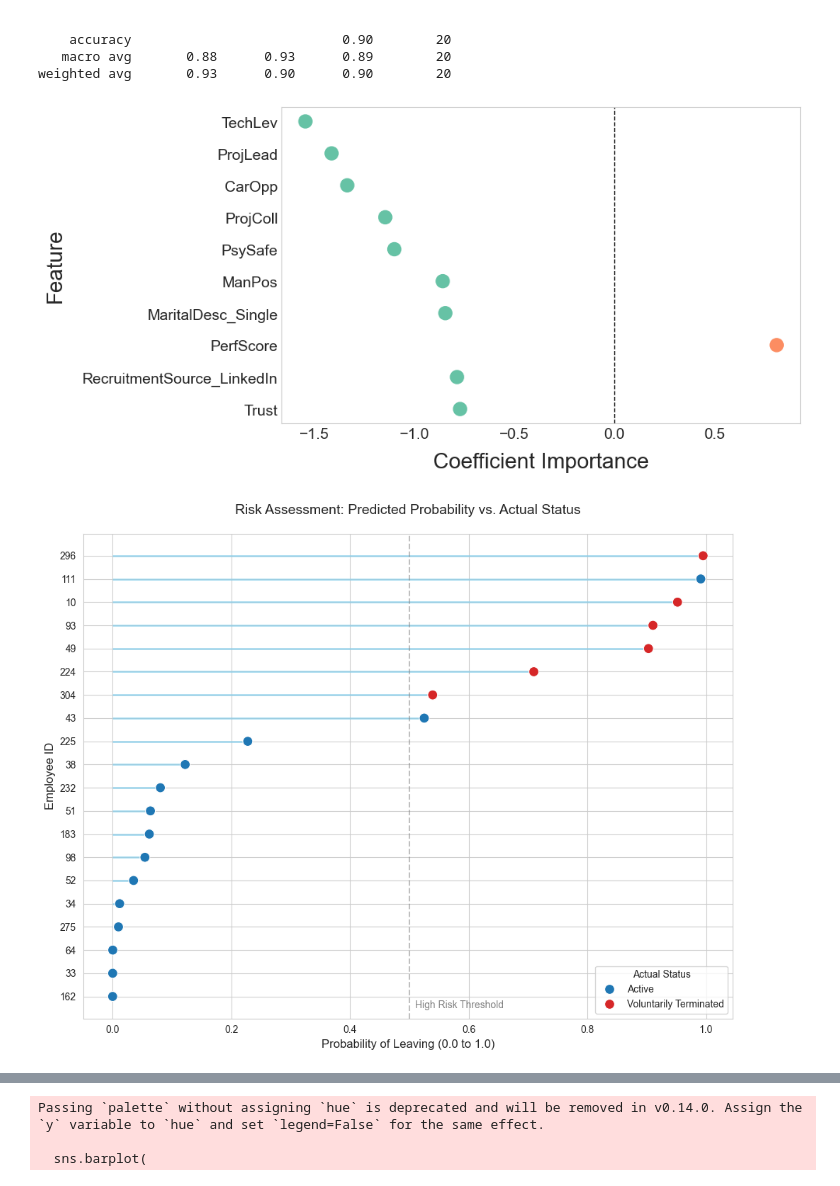
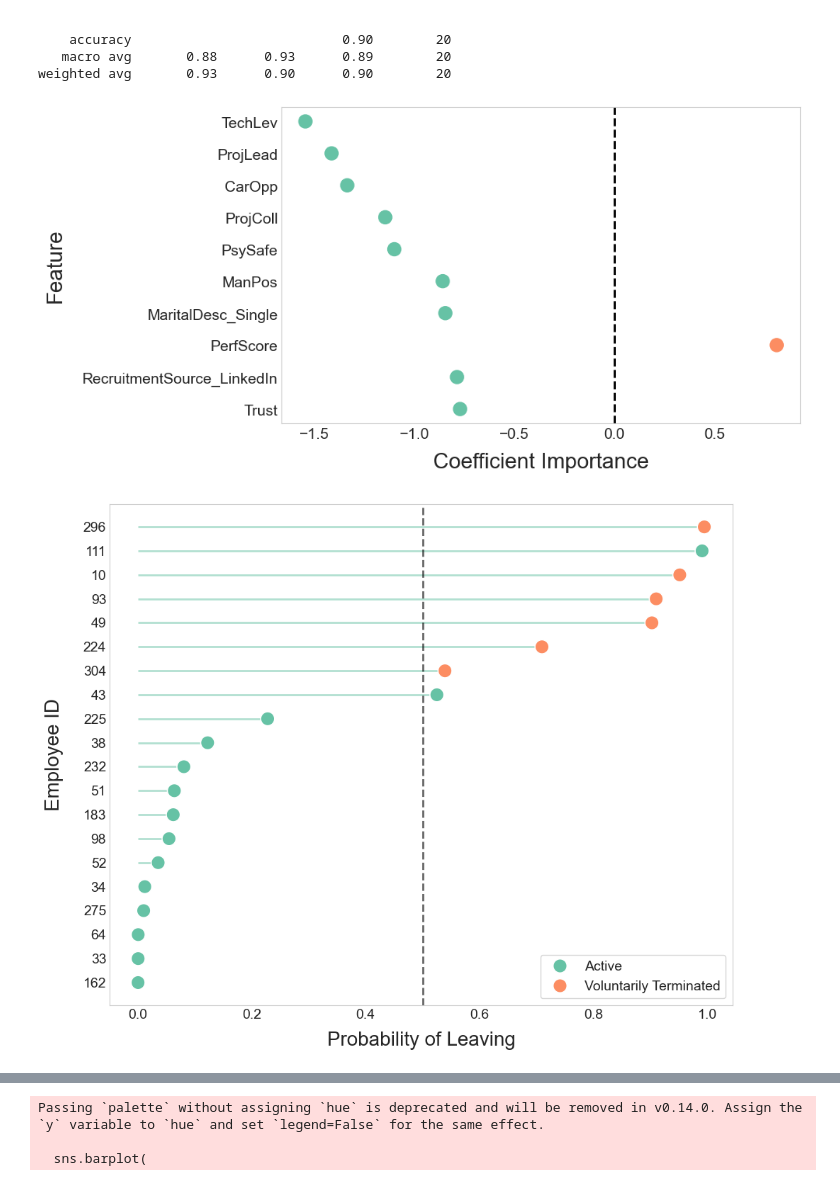
Before and after one commit to DovydasVe/HR_analytics_protecting_talent, a Jupyter notebook: Turnover_analysis_v2.ipynb, the cells around one changed output, grey strips where cells are left out. Cells and saved outputs as stored; diff of their text form; code cells hidden in the pictures.

Commit message:
Another graph

```diff
--- a/Turnover_analysis_v2.ipynb
+++ b/Turnover_analysis_v2.ipynb
@@ -323,7 +323,9 @@ weighted avg       0.93      0.90      0.90        20
 importance_df['Magnitude'] = importance_df['Coefficient'].abs()
 top_10_features = importance_df.nlargest(10, 'Magnitude').iloc[::-1]
 
-colors = top_10_features['Coefficient'].apply(lambda x: "#fc8d62" if x >= 0 else "#66c2a5")
+palette = sns.color_palette("Set2", n_colors=2)
+
+colors = top_10_features['Coefficient'].apply(lambda x: palette[1] if x >= 0 else palette[0])
 
 plt.figure(figsize=(10, 5))
 plt.scatter(
@@ -340,52 +342,54 @@ ax.tick_params(axis='y', length=0, labelsize=14)
 
 plt.xlabel('Coefficient Importance', fontsize=20, labelpad=10)
 plt.ylabel('Feature', fontsize=20, labelpad=15)
-plt.axvline(x=0, color='black', lw=1, linestyle='--')
+plt.axvline(x=0, color='black', lw=2, linestyle='--')
 
 plt.tight_layout()
 plt.show()
 # %% [output]
-[figure, old version]
+[figure, new version]
 # %%
-import matplotlib.pyplot as plt
-import seaborn as sns
-
-# 1. Prepare the data (assuming risk_report_20 is already created)
-# Sort by probability so the chart is easy to read
 plot_df = risk_report_20.sort_values('Leaving_Probability', ascending=True).reset_index()
 plot_df.rename(columns={'index': 'Employee_ID'}, inplace=True)
 
-# 2. Set up the figure
 plt.figure(figsize=(10, 8))
-sns.set_style("whitegrid")
 
-# 3. Create the "Lollipop" chart
-# Plot the lines
-plt.hlines(y=range(len(plot_df)), xmin=0, xmax=plot_df['Leaving_Probability'],
-           color='skyblue', alpha=0.7, linewidth=2)
+plt.hlines(
+    y=range(len(plot_df)),
+    xmin=0,
+    xmax=plot_df['Leaving_Probability'],
+    color=palette[0],
+    alpha=0.5,
+    linewidth=2
+)
 
-# Plot the dots, colored by Actual Status
-# Blue = Active, Orange/Red = Voluntarily Terminated
-ax = sns.scatterplot(x='Leaving_Probability', y=range(len(plot_df)),
-                     hue='Actual_Status', data=plot_df,
-                     palette={'Active': '#1f77b4', 'Voluntarily Terminated': '#d62728'},
-                     s=100, zorder=3)
+sns.scatterplot(
+    x='Leaving_Probability',
+    y=range(len(plot_df)),
+    hue='Actual_Status',
+    data=plot_df,
+    palette={'Active': palette[0], 'Voluntarily Terminated': palette[1]},
+    s=200,
+    zorder=3
+)
 
-# 4. Clean up labels and axes
+ax = plt.gca()
+ax.grid(False)
+ax.tick_params(axis='x', length=0, labelsize=14)
+ax.tick_params(axis='y', length=0, labelsize=14)
+
 plt.yticks(range(len(plot_df)), plot_df['Employee_ID'])
-plt.title('Risk Assessment: Predicted Probability vs. Actual Status', fontsize=14, pad=20)
-plt.xlabel('Probability of Leaving (0.0 to 1.0)', fontsize=12)
-plt.ylabel('Employee ID', fontsize=12)
-plt.legend(title='Actual Status', loc='lower right')
 
-# Add a "Risk Threshold" line at 0.5
-plt.axvline(x=0.5, color='gray', linestyle='--', alpha=0.5)
-plt.text(0.51, -0.5, 'High Risk Threshold', color='gray', fontsize=10)
+plt.xlabel('Probability of Leaving', fontsize=20, labelpad=10)
+plt.ylabel('Employee ID', fontsize=20, labelpad=20)
 
+plt.axvline(x=0.5, color='black', linestyle='--', alpha=0.6, linewidth=2)
+
+plt.legend(loc='lower right', fontsize=14)
 plt.tight_layout()
 plt.show()
 # %% [output]
-[figure, old version]
+[figure, new version]
 # %%
 # 1. Filter for ACTIVE Talent only
 active_talent_df = df[(df['is_talent'] == 1) & (df['EmploymentStatus'] == 'Active')].copy()
```
